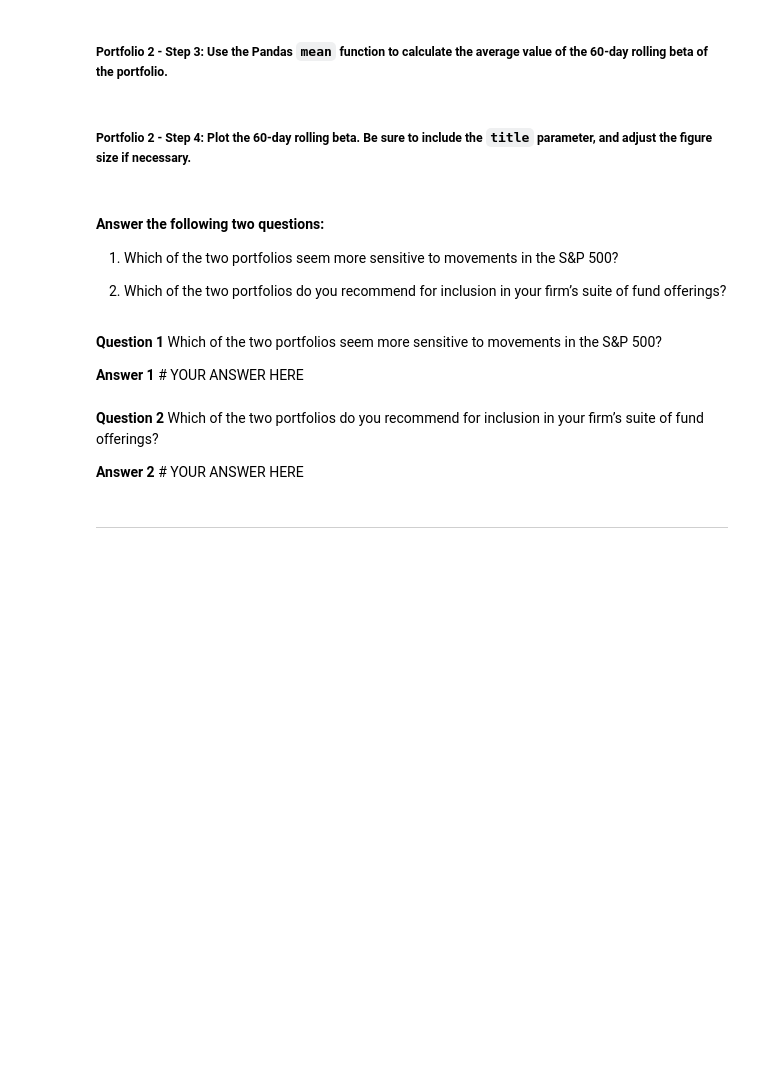
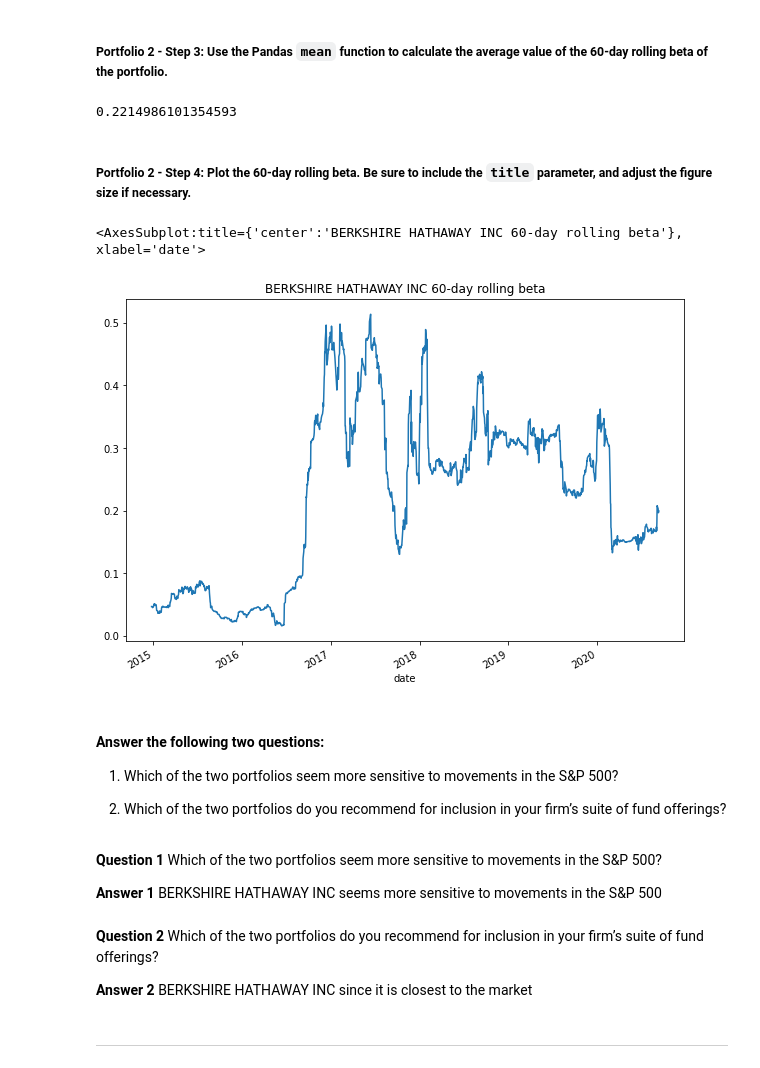
Before and after one commit to dcmar18/RiskReturnAnalysis, a Jupyter notebook: risk_return_analysis.ipynb, the cells around one changed output. Cells and saved outputs as stored; diff of their text form; code cells hidden in the pictures; blank space fills up the shorter version.

```diff
--- a/risk_return_analysis.ipynb
+++ b/risk_return_analysis.ipynb
@@ -439,4 +472,5 @@ Your analysis is nearing completion. Now, you need to evaluate how the portfolio
 # %%
 # Calculate the covariance using a 60-day rolling window
 # Review the last five rows of the covariance data
-# YOUR CODE HERE
+berkshire_covariance = daily_returns_df["BERKSHIRE HATHAWAY INC"].rolling(window=60).cov(daily_returns_df['S&P 500'])
+berkshire_covariance.tail()
@@ -445,4 +487,5 @@ Your analysis is nearing completion. Now, you need to evaluate how the portfolio
 # %%
 # Calculate the beta based on the 60-day rolling covariance compared to the market (S&P 500)
 # Review the last five rows of the beta information
-# YOUR CODE HERE
+berkshire_beta = berkshire_covariance/variance_SP500
+berkshire_beta.tail()
@@ -450,13 +501,19 @@ Your analysis is nearing completion. Now, you need to evaluate how the portfolio
 ##### Portfolio 2 - Step 3: Use the Pandas `mean` function to calculate the average value of the 60-day rolling beta of the portfolio.
 # %%
 # Calculate the average of the 60-day rolling beta
-# YOUR CODE HERE
+berkshire_beta_average = berkshire_beta.mean()
+berkshire_beta_average
+# %% [output]
+0.2214986101354593
 # %% [markdown]
 ##### Portfolio 2 - Step 4: Plot the 60-day rolling beta. Be sure to include the `title` parameter, and adjust the figure size if necessary.
 # %%
 # Plot the rolling beta
 # Include a title parameter and adjust the figure size
-# YOUR CODE HERE
+berkshire_beta.plot(figsize=(10,7), title="BERKSHIRE HATHAWAY INC 60-day rolling beta")
+# %% [output]
+<AxesSubplot:title={'center':'BERKSHIRE HATHAWAY INC 60-day rolling beta'}, xlabel='date'>
+[figure, added]
 # %% [markdown]
 #### Answer the following two questions:
 
@@ -466,10 +523,10 @@ Your analysis is nearing completion. Now, you need to evaluate how the portfolio
 # %% [markdown]
 **Question 1** Which of the two portfolios seem more sensitive to movements in the S&P 500?
 
-**Answer 1** # YOUR ANSWER HERE
+**Answer 1** BERKSHIRE HATHAWAY INC seems more sensitive to movements in the S&P 500
 # %% [markdown]
 **Question 2** Which of the two portfolios do you recommend for inclusion in your firm’s suite of fund offerings?
 
-**Answer 2** # YOUR ANSWER HERE
+**Answer 2** BERKSHIRE HATHAWAY INC since it is closest to the market
 # %% [markdown]
 ---
```
Also changed, not shown: parts of 7 cells of this notebook.
